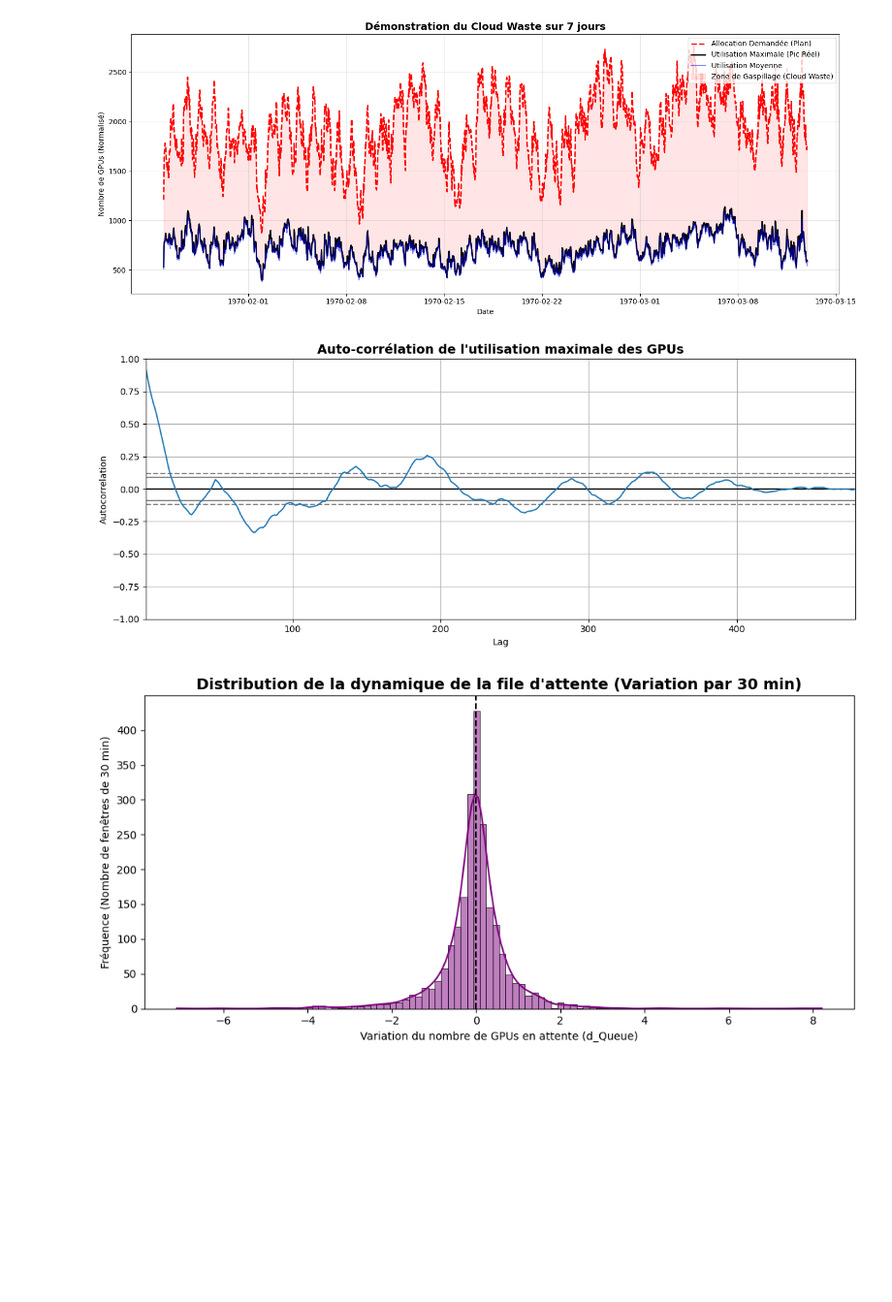
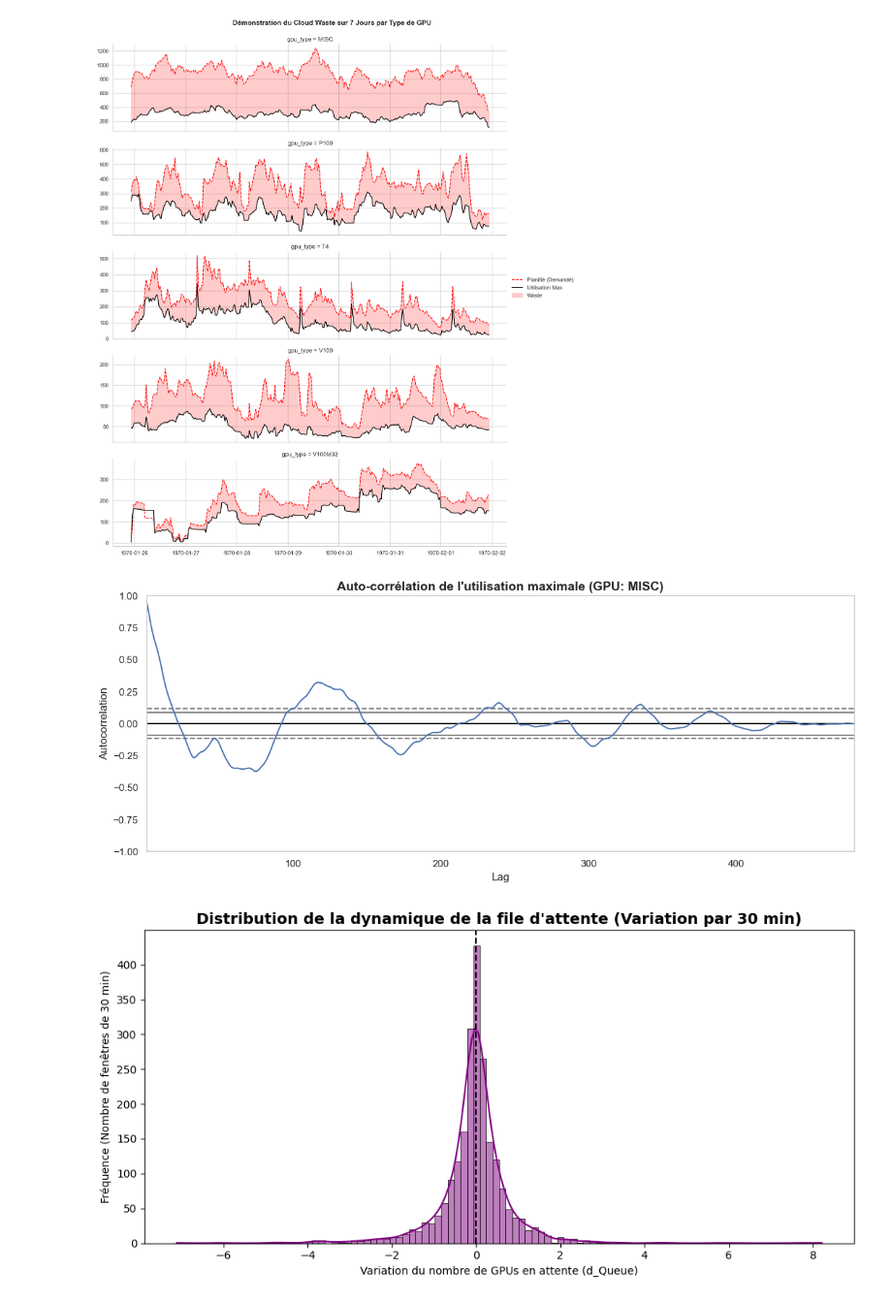
Before and after one commit to pabecq/alibaba-gpu-workload-prediction, a Jupyter notebook: workbooks/00_EDA.ipynb, the cells around one changed output. Shown at 97% size. Drawn from its saved outputs; the diff is of its cells as text; code cells hidden in the pictures; blank space fills up the shorter version.

```diff
--- a/workbooks/00_EDA.ipynb
+++ b/workbooks/00_EDA.ipynb
@@ -3,8 +3,17 @@ import pandas as pd
 import numpy as np
 import os
 from pathlib import Path
+import matplotlib.pyplot as plt
+import seaborn as sns
 
-BASE_DIR = ROOT = Path.cwd().parent
+# Configuration esthétique globale
+sns.set_theme(style="whitegrid")
+
+BASE_DIR = Path.cwd().parent
 PATH_DATA = os.path.join(BASE_DIR, 'data', 'processed', 'processed_jobs.csv')
 
-df = pd.read_csv(PATH_DATA, parse_dates=['datetime'], index_col='datetime')
+# On parse les dates mais on NE SET PAS l'index. On garde 'datetime' comme colonne.
+df = pd.read_csv(PATH_DATA, parse_dates=['datetime'])
+
+# Vérification rapide
+print(f"Types de GPU détectés : {df['gpu_type'].unique()}")
@@ -18,31 +36,40 @@ plt.plot(df['util_mean'])
 # %%
+# %%
+# On se concentre sur une semaine type (ex: les 7 premiers jours du dataset)
+start_date = df['datetime'].min()
+end_date = start_date + pd.Timedelta(days=7)
+df_week = df[(df['datetime'] >= start_date) & (df['datetime'] <= end_date)]
 
-# Zoomer sur une semaine type en milieu de dataset
-plt.figure(figsize=(15, 6))
-plt.plot(df.index, df['plan_mean'], label='Allocation Demandée (Plan)', color='red', linestyle='--', linewidth=2)
-plt.plot(df.index, df['util_max'], label='Utilisation Maximale (Pic Réel)', color='black', linewidth=2)
-plt.plot(df.index, df['util_mean'], label='Utilisation Moyenne', color='blue', alpha=0.5)
+# Création d'une grille : 1 ligne par GPU
+g = sns.FacetGrid(df_week, row="gpu_type", height=3, aspect=4, sharey=False)
 
-plt.fill_between(df.index, df['util_max'], df['plan_mean'], color='red', alpha=0.1, label='Zone de Gaspillage (Cloud Waste)')
+def plot_waste(data, **kwargs):
+    plt.plot(data['datetime'], data['plan_mean'], label='Planifié (Demandé)', color='red', linestyle='--', linewidth=1.5)
+    plt.plot(data['datetime'], data['util_max'], label='Utilisation Max', color='black', linewidth=1.5)
+    plt.fill_between(data['datetime'], data['util_max'], data['plan_mean'], where=(data['plan_mean'] > data['util_max']), color='red', alpha=0.2, label='Waste')
 
-plt.title('Démonstration du Cloud Waste sur 7 jours', fontsize=14, fontweight='bold')
-plt.ylabel('Nombre de GPUs (Normalisé)')
-plt.xlabel('Date')
-plt.legend(loc='upper right')
-plt.grid(True, alpha=0.3)
-plt.tight_layout()
+g.map_dataframe(plot_waste)
+g.add_legend()
+g.fig.suptitle("Démonstration du Cloud Waste sur 7 Jours par Type de GPU", fontsize=14, fontweight='bold', y=1.02)
 plt.show()
 # %% [output]
-[figure, old version]
+[figure, new version]
+# %%
 # %%
 from pandas.plotting import autocorrelation_plot
 
+# STRATÉGIE : On isole UN SEUL type de GPU et on s'assure qu'il est trié temporellement.
+target_gpu = df['gpu_type'].unique()[0] # Change ceci par le nom de ton GPU principal si besoin
+df_single_gpu = df[df['gpu_type'] == target_gpu].sort_values('datetime').set_index('datetime')
+
 plt.figure(figsize=(12, 5))
-# On prend un échantillon de 10 jours pour voir la saisonnalité claire
-autocorrelation_plot(df['util_max'].iloc[:480])
-plt.title("Auto-corrélation de l'utilisation maximale des GPUs", fontsize=14, fontweight='bold')
+
+# 480 pas de 30min = 10 jours pleins (48 * 10). Cette fois, la mathématique est vraie.
+autocorrelation_plot(df_single_gpu['util_max'].head(480))
+
+plt.title(f"Auto-corrélation de l'utilisation maximale (GPU: {target_gpu})", fontsize=14, fontweight='bold')
 plt.tight_layout()
 plt.show()
 # %% [output]
-[figure, old version]
+[figure, new version]
 # %%
```
Also changed, not shown: parts of 3 cells of this notebook, 1 other file.
